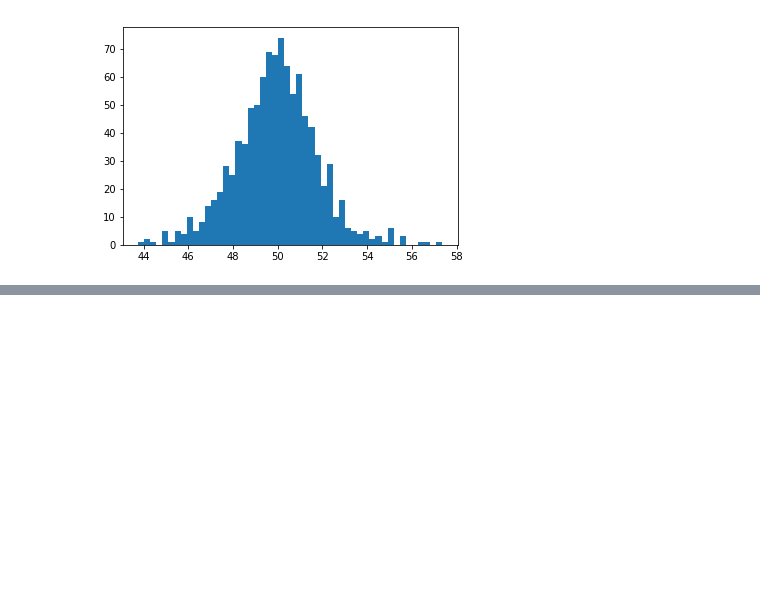
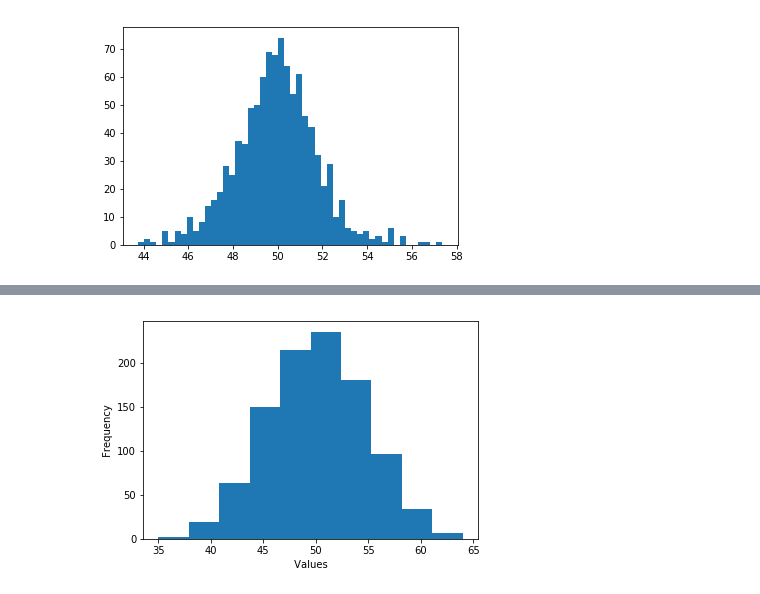
Before and after one commit to 123kieran/EmergingTechnologies, a Jupyter notebook: numpy-random.ipynb, the cells around one changed output, grey strips where cells are left out. Saved outputs shown, nothing was run; the diff lists cells and outputs as text; code cells hidden in the pictures; blank space fills up the shorter version.

```diff
--- a/numpy-random.ipynb
+++ b/numpy-random.ipynb
@@ -213,0 +252,3 @@ count, bins, ignored = plt.hist(s, bins=50)
+# %%
+s = np.random.binomial(100, 0.5, 1000) ### 100 coin flips, with a 0.5 chance of getting a heads
+s
@@ -213,0 +273,7 @@ count, bins, ignored = plt.hist(s, bins=50)
+# %%
+plt.ylabel(" Frequency ")
+plt.xlabel(" Values ")
+plt.hist(s)
+plt.show()
+# %% [output]
+[figure, added]
```
Also changed, not shown: parts of 14 cells of this notebook.
